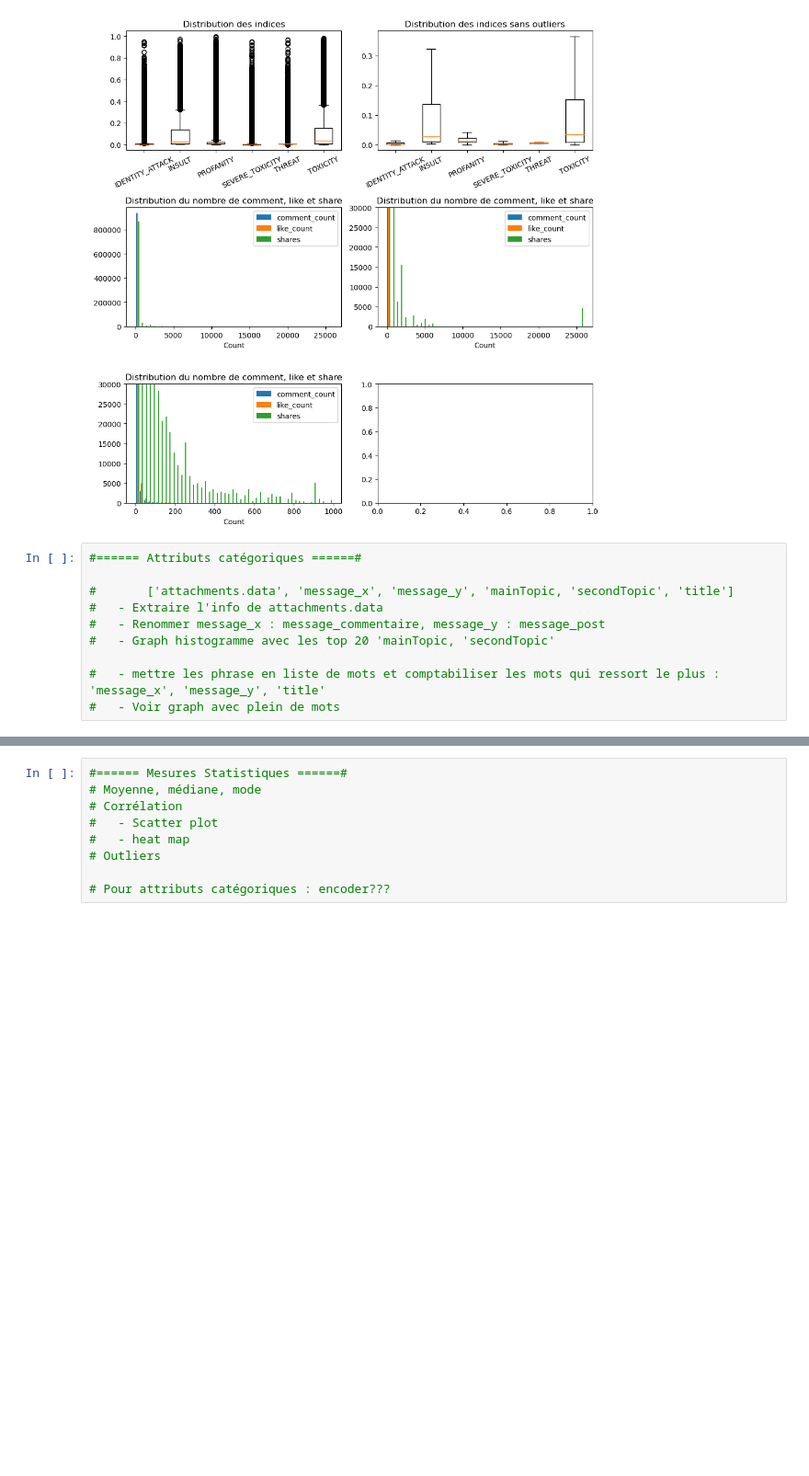
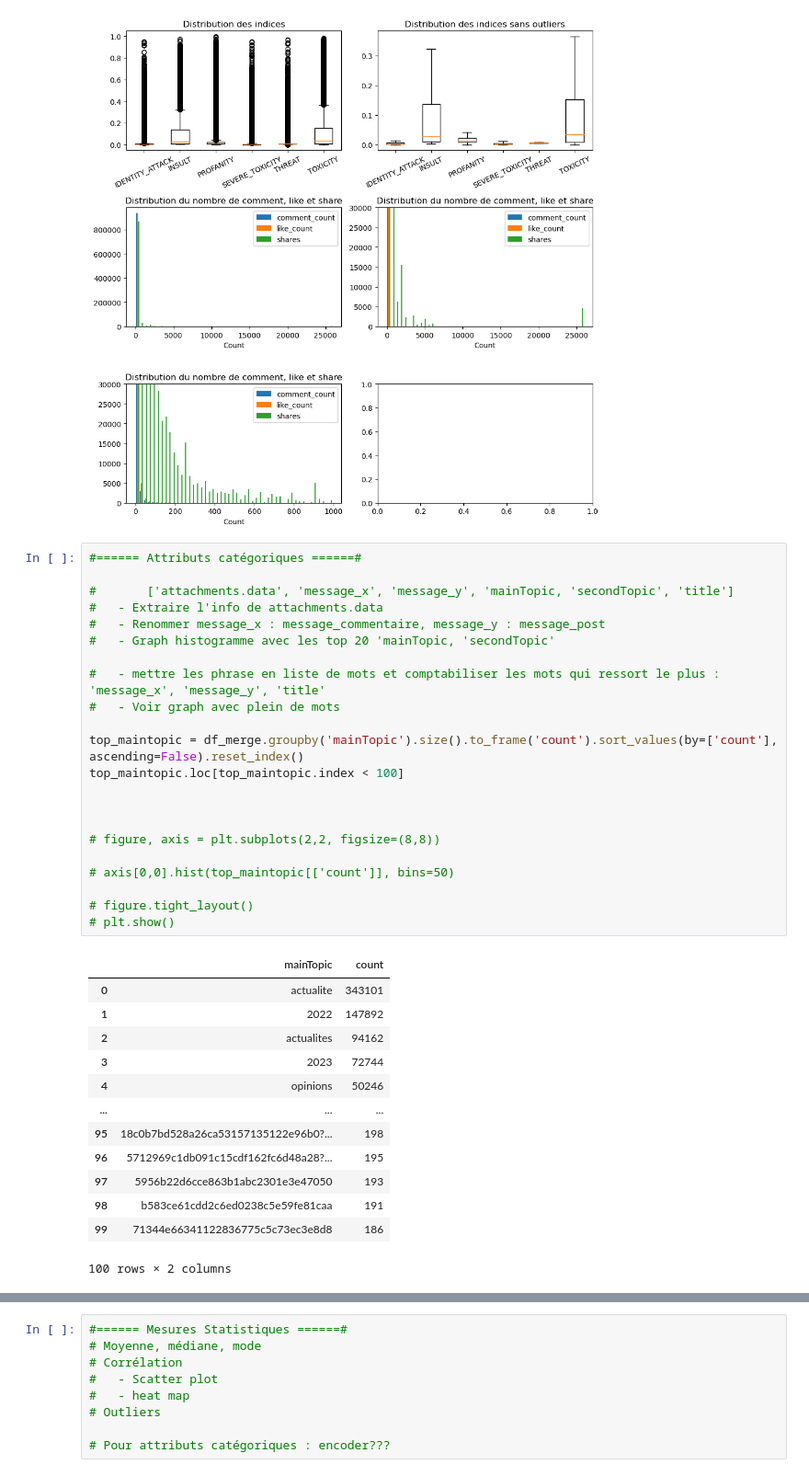
Before and after one commit to caseguin/GLO-7027, a Jupyter notebook: projet_eda.ipynb, the cells around one changed output, grey strips where cells are left out. Shown at 92% size. Cells and saved outputs as stored; diff of their text form; blank space fills up the shorter version.

```diff
--- a/projet_eda.ipynb
+++ b/projet_eda.ipynb
@@ -170,10 +170,36 @@ plt.show()
 # %%
 #====== Attributs catégoriques ======#
 
 #       ['attachments.data', 'message_x', 'message_y', 'mainTopic, 'secondTopic', 'title']
 #   - Extraire l'info de attachments.data
 #   - Renommer message_x : message_commentaire, message_y : message_post
 #   - Graph histogramme avec les top 20 'mainTopic, 'secondTopic'
 
 #   - mettre les phrase en liste de mots et comptabiliser les mots qui ressort le plus : 'message_x', 'message_y', 'title'
 #   - Voir graph avec plein de mots
+
+top_maintopic = df_merge.groupby('mainTopic').size().to_frame('count').sort_values(by=['count'], ascending=False).reset_index()
+top_maintopic.loc[top_maintopic.index < 100]
+
+
+
+# figure, axis = plt.subplots(2,2, figsize=(8,8))
+
+# axis[0,0].hist(top_maintopic[['count']], bins=50)
+
+# figure.tight_layout()
+# plt.show()
+# %% [output]
+|  | mainTopic | count |
+| 0 | actualite | 343101 |
+| 1 | 2022 | 147892 |
+| 2 | actualites | 94162 |
+| 3 | 2023 | 72744 |
+| 4 | opinions | 50246 |
+| ... | ... | ... |
+| 95 | 18c0b7bd528a26ca53157135122e96b0?... | 198 |
+| 96 | 5712969c1db091c15cdf162fc6d48a28?... | 195 |
+| 97 | 5956b22d6cce863b1abc2301e3e47050 | 193 |
+| 98 | b583ce61cdd2c6ed0238c5e59fe81caa | 191 |
+| 99 | 71344e66341122836775c5c73ec3e8d8 | 186 |
+100 rows × 2 columns
```
Also changed, not shown: parts of 2 cells of this notebook.
